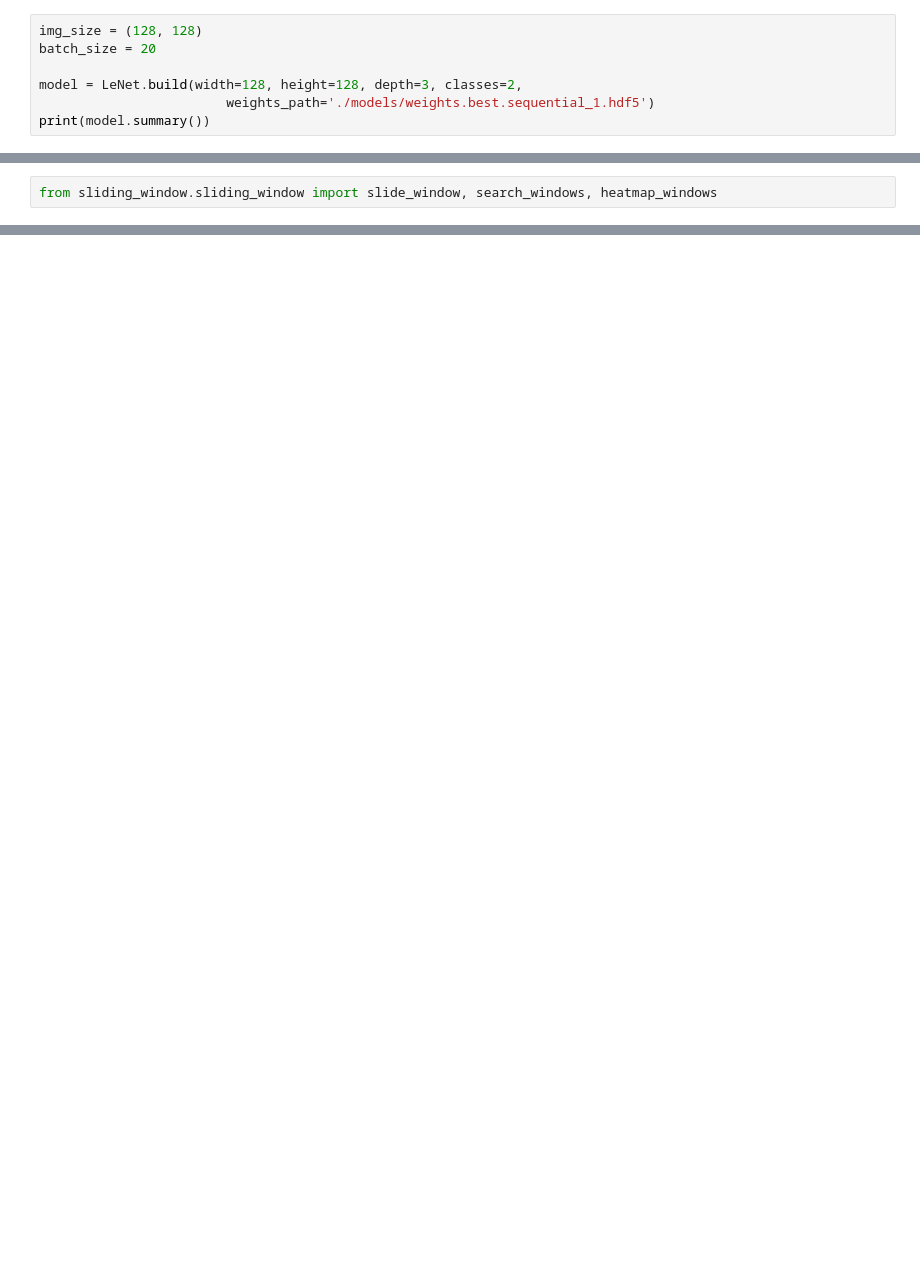
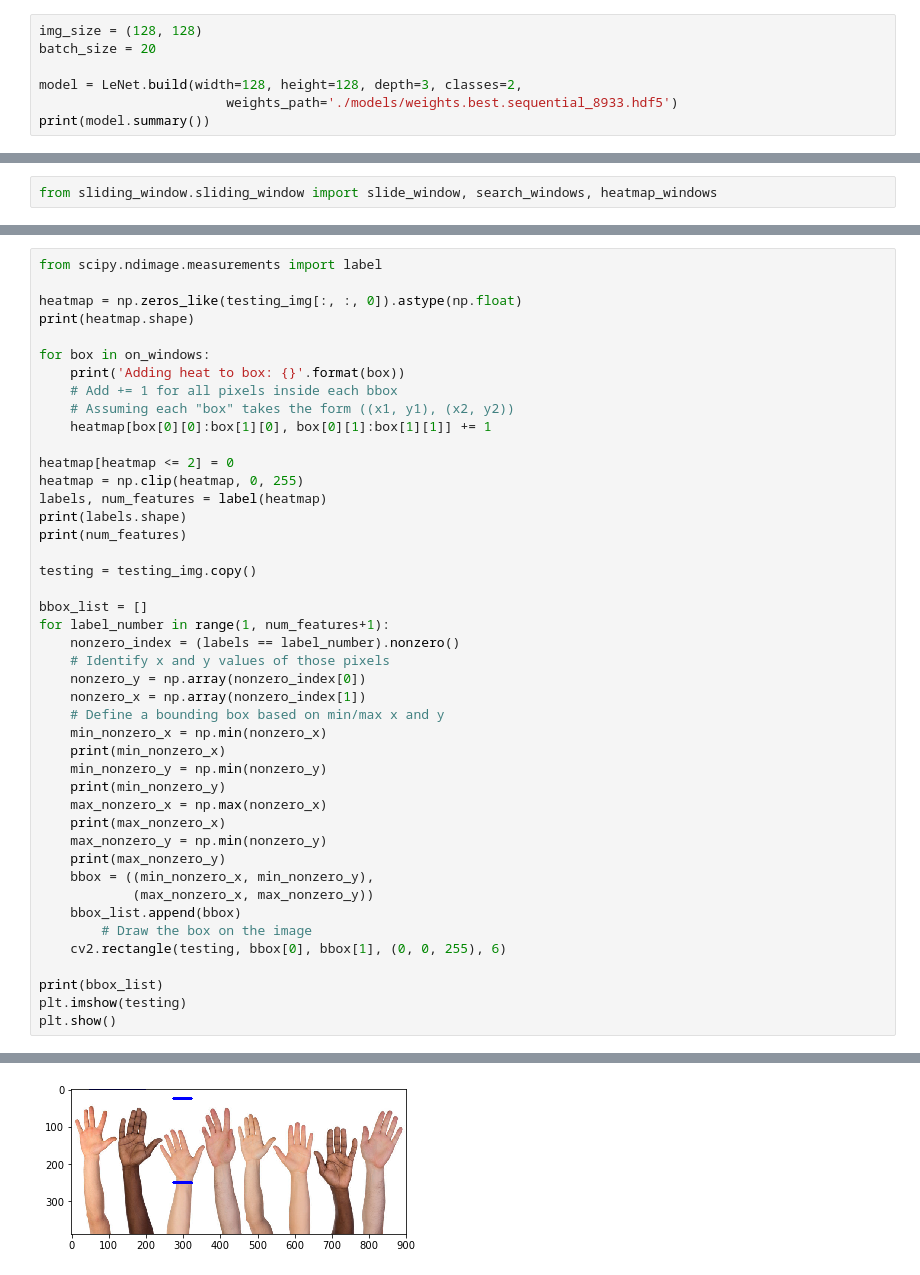
Before and after one commit to cyrano5614/sexy_time, a Jupyter notebook: testing.ipynb, the cells around one changed output, grey strips where cells are left out. Drawn from its saved outputs; the diff is of its cells as text; blank space fills up the shorter version.

```diff
--- a/testing.ipynb
+++ b/testing.ipynb
@@ -89,7 +89,7 @@ img_size = (128, 128)
 batch_size = 20
 
 model = LeNet.build(width=128, height=128, depth=3, classes=2,
-                        weights_path='./models/weights.best.sequential_1.hdf5')
+                        weights_path='./models/weights.best.sequential_8933.hdf5')
 print(model.summary())
 # %% [output]
 _________________________________________________________________
@@ -186,0 +204,45 @@ Finished searching windows with 65 results
+# %%
+from scipy.ndimage.measurements import label
+
+heatmap = np.zeros_like(testing_img[:, :, 0]).astype(np.float)
+print(heatmap.shape)
+
+for box in on_windows:
+    print('Adding heat to box: {}'.format(box))
+    # Add += 1 for all pixels inside each bbox
+    # Assuming each "box" takes the form ((x1, y1), (x2, y2))
+    heatmap[box[0][0]:box[1][0], box[0][1]:box[1][1]] += 1
+
+heatmap[heatmap <= 2] = 0
+heatmap = np.clip(heatmap, 0, 255)
+labels, num_features = label(heatmap)
+print(labels.shape)
+print(num_features)
+
+testing = testing_img.copy()
+
+bbox_list = []
+for label_number in range(1, num_features+1):
+    nonzero_index = (labels == label_number).nonzero()
+    # Identify x and y values of those pixels
+    nonzero_y = np.array(nonzero_index[0])
+    nonzero_x = np.array(nonzero_index[1])
+    # Define a bounding box based on min/max x and y
+    min_nonzero_x = np.min(nonzero_x)
+    print(min_nonzero_x)
+    min_nonzero_y = np.min(nonzero_y)
+    print(min_nonzero_y)
+    max_nonzero_x = np.max(nonzero_x)
+    print(max_nonzero_x)
+    max_nonzero_y = np.min(nonzero_y)
+    print(max_nonzero_y)
+    bbox = ((min_nonzero_x, min_nonzero_y),
+            (max_nonzero_x, max_nonzero_y))
+    bbox_list.append(bbox)
+        # Draw the box on the image
+    cv2.rectangle(testing, bbox[0], bbox[1], (0, 0, 255), 6)
+
+print(bbox_list)
+plt.imshow(testing)
+plt.show()
+# %% [output]
@@ -186,0 +266 @@ Finished searching windows with 65 results
+[figure, added]
```
Also changed, not shown: parts of 6 cells of this notebook, 3 other files.
